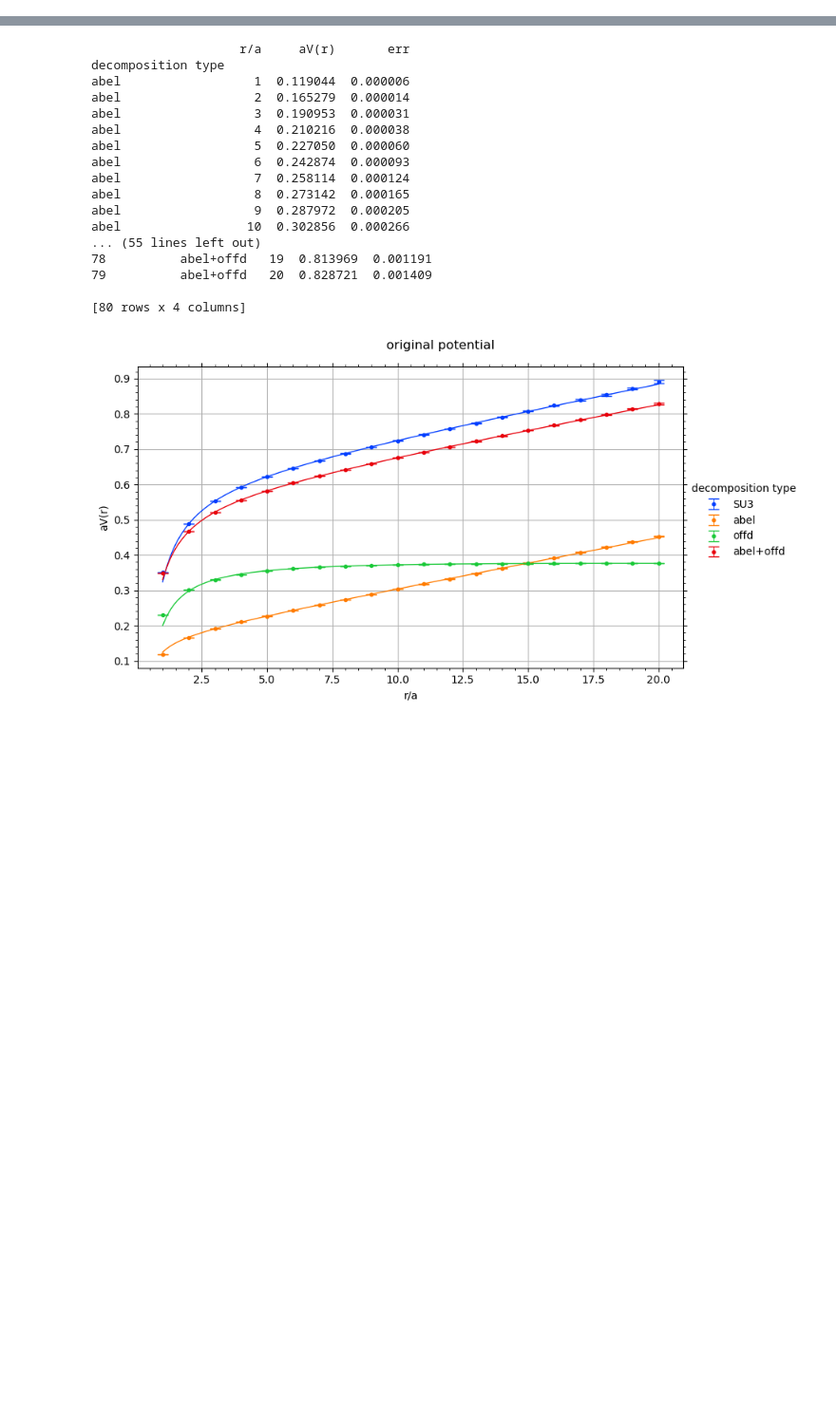
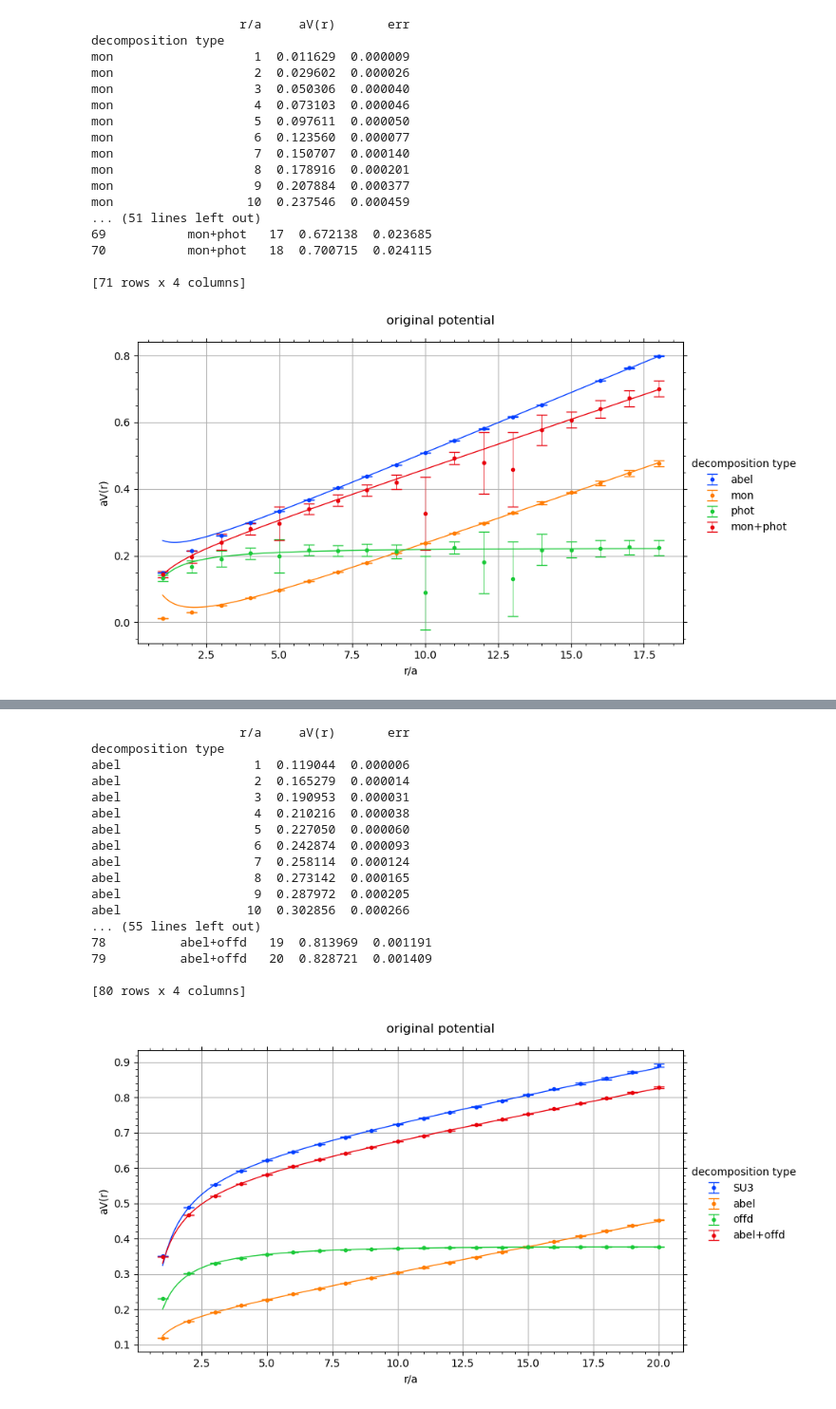
Before and after one commit to ilyakudrov/observables, a Jupyter notebook: python_jupyter/potential/potential_decomposition.ipynb, the cells around one changed output, grey strips where cells are left out. Shown at 95% size. Saved outputs shown, nothing was run; the diff lists cells and outputs as text; code cells hidden in the pictures; blank space fills up the shorter version.

```diff
--- a/python_jupyter/potential/potential_decomposition.ipynb
+++ b/python_jupyter/potential/potential_decomposition.ipynb
@@ -24,0 +139,21 @@ warnings.simplefilter("ignore", RuntimeWarning)
+# %%
+potential_decomposition_su3_mon_phot('36^4', 10, 10, 6.1, 'steps_0/copies=10', 31, copy=0)
+# %% [output]
+                    r/a     aV(r)       err
+decomposition type
+mon                   1  0.011629  0.000009
+mon                   2  0.029602  0.000026
+mon                   3  0.050306  0.000040
+mon                   4  0.073103  0.000046
+mon                   5  0.097611  0.000050
+mon                   6  0.123560  0.000077
+mon                   7  0.150707  0.000140
+mon                   8  0.178916  0.000201
+mon                   9  0.207884  0.000377
+mon                  10  0.237546  0.000459
+... (51 lines left out)
+69           mon+phot   17  0.672138  0.023685
+70           mon+phot   18  0.700715  0.024115
+
+[71 rows x 4 columns]
+[figure, added]
```
Also changed, not shown: parts of 25 cells of this notebook, 3 other files.
